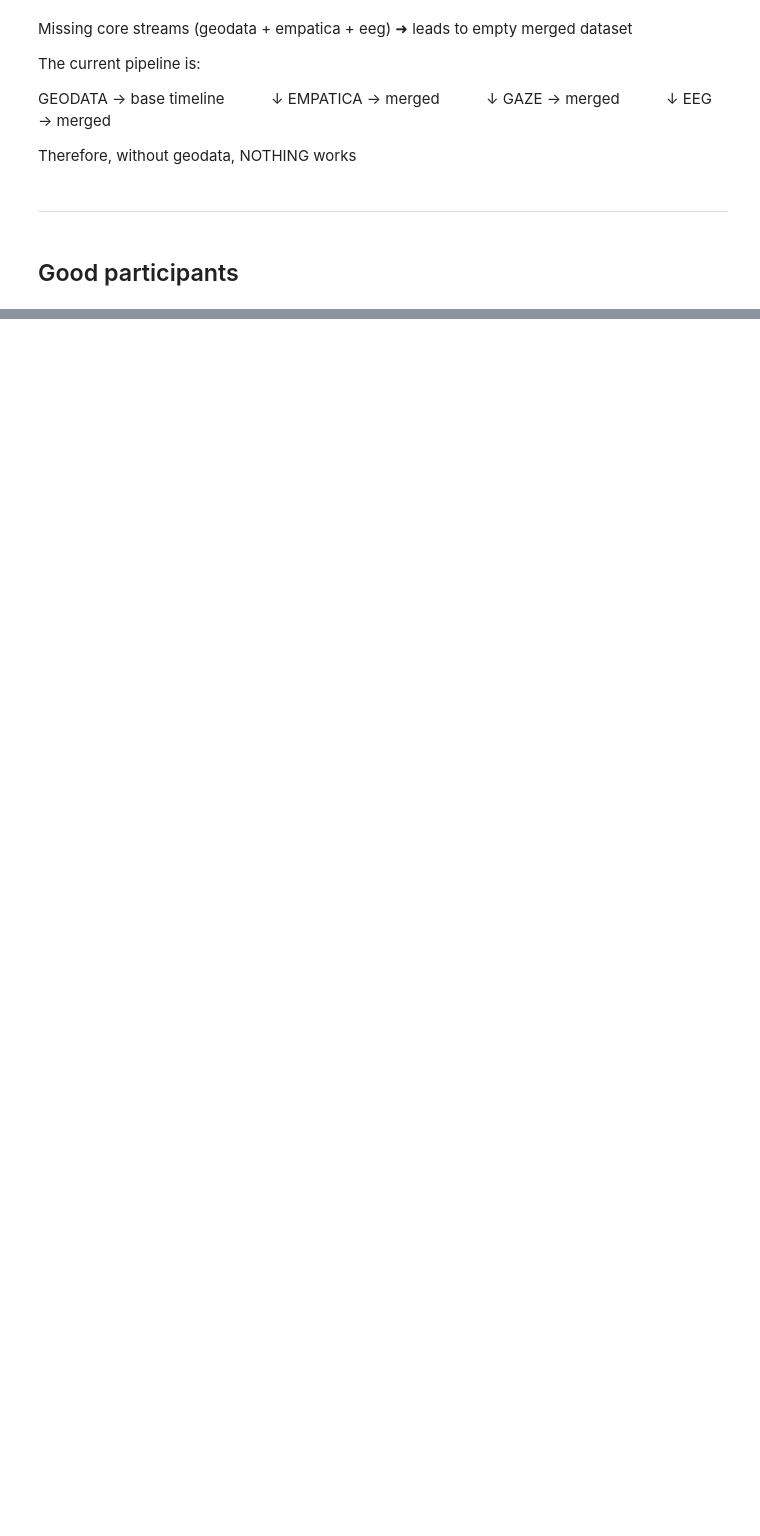
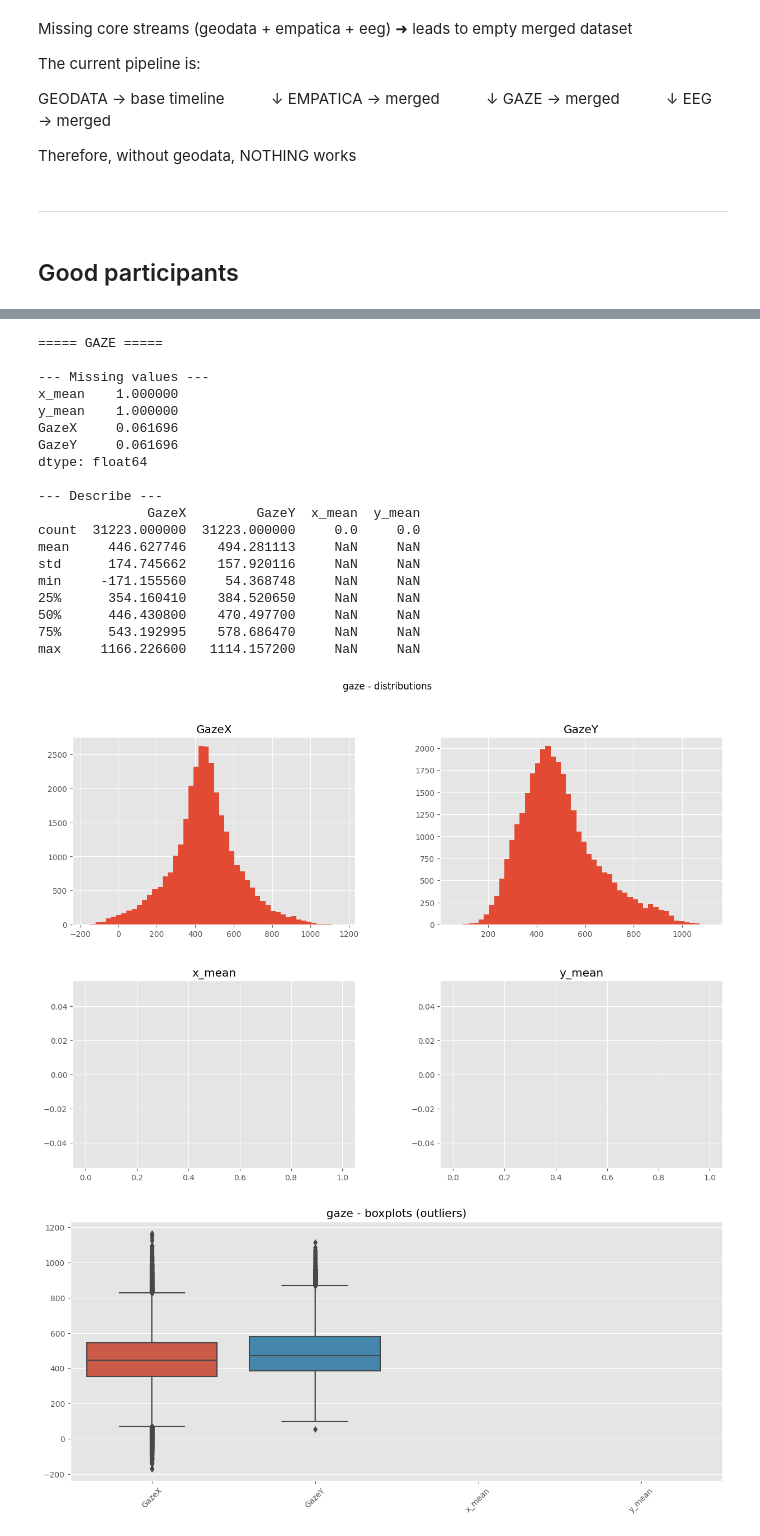
Before and after one commit to raquelmdtum/master-thesis, a Jupyter notebook: notebooks/do_quality_testing.ipynb, the cells around one changed output, grey strips where cells are left out. Saved outputs shown, nothing was run; the diff lists cells and outputs as text; code cells hidden in the pictures; blank space fills up the shorter version.

```diff
--- a/notebooks/do_quality_testing.ipynb
+++ b/notebooks/do_quality_testing.ipynb
@@ -271,0 +535,32 @@ df_streams[
+# %%
+selected_group = "gaze"  # change this
+
+variables = group_variables[selected_group]
+valid_df = valid_groups[selected_group]
+
+group_df = collect_group_data(valid_df, variables, base_dir)
+
+if group_df is not None:
+    analyze_group(group_df, selected_group)
+# %% [output]
+===== GAZE =====
+
+--- Missing values ---
+x_mean    1.000000
+y_mean    1.000000
+GazeX     0.061696
+GazeY     0.061696
+dtype: float64
+
+--- Describe ---
+              GazeX         GazeY  x_mean  y_mean
+count  31223.000000  31223.000000     0.0     0.0
+mean     446.627746    494.281113     NaN     NaN
+std      174.745662    157.920116     NaN     NaN
+min     -171.155560     54.368748     NaN     NaN
+25%      354.160410    384.520650     NaN     NaN
+50%      446.430800    470.497700     NaN     NaN
+75%      543.192995    578.686470     NaN     NaN
+max     1166.226600   1114.157200     NaN     NaN
+[figure, added]
+[figure, added]
```
Also changed, not shown: parts of 37 cells of this notebook.
